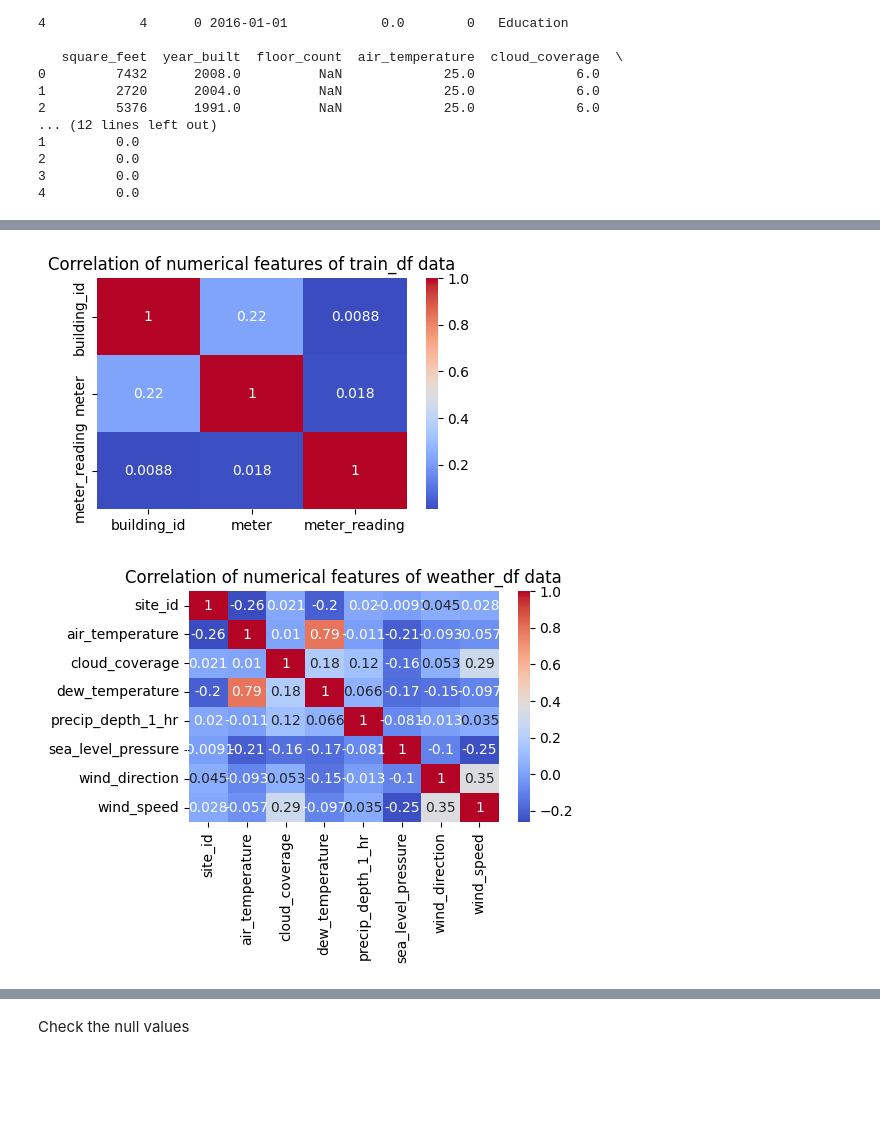
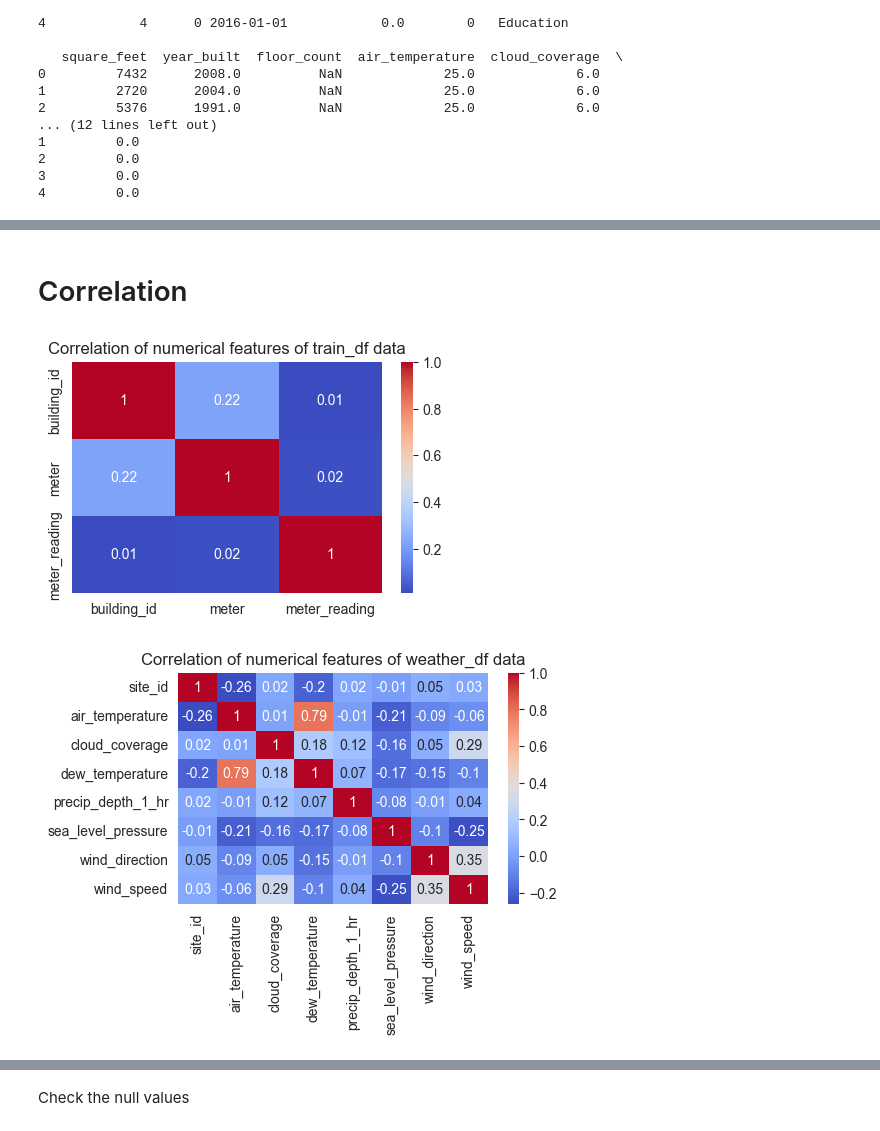
Before and after one commit to Joyfreaky/Ashrae-Energy-Prediction-III, a Jupyter notebook: EDA_Leanne.ipynb, the cells around one changed output, grey strips where cells are left out. Drawn from its saved outputs; the diff is of its cells as text; code cells hidden in the pictures; blank space fills up the shorter version.

Commit message:
EDA Updated for train data

```diff
--- a/EDA_Leanne.ipynb
+++ b/EDA_Leanne.ipynb
@@ -9,7 +12,7 @@ import numpy as np
 from pandas.api.types import is_categorical_dtype
 from pandas.api.types import is_datetime64_any_dtype as is_datetime
 # %%
-root = Path('/workspace/CMT307-Coursework-2-Group-19/all-code') # Change the path to the source file path, use Memory_Management.py to generate files in feather format
+root = Path('/Users/leannechen/Documents/Ashrae-Energy-Prediction-III/site') # Change the path to the source file path, use Memory_Management.py to generate files in feather format
 train_df = pd.read_feather(root/'train.feather')
 weather_train_df = pd.read_feather(root/'weather_train.feather')
 building_meta_df = pd.read_feather(root/'building_metadata.feather')
@@ -242,9 +245,9 @@ def reduce_mem_usage(df, use_float16=False):
 
     return df
 # %%
-train_df=reduce_mem_usage(train_df,'Train data')
-weather_train_df=reduce_mem_usage(weather_train_df,'Weather train data')
-building_meta_df=reduce_mem_usage(building_meta_df,'Building meta data')
+train_df=reduce_mem_usage(train_df)
+weather_train_df=reduce_mem_usage(weather_train_df)
+building_meta_df=reduce_mem_usage(building_meta_df)
 # %% [output]
 Memory usage of dataframe is 289.19 MB
 Memory usage after optimization is: 289.19 MB
@@ -341,19 +394,21 @@ Correlation
+# %% [markdown]
+# Correlation
 # %%
-corr_train=train_df.corr()
+corr_train=train_df.corr().round(2)
 
 fig, ax = plt.subplots(figsize=(5,3))
 sns.heatmap(corr_train,annot=True,ax=ax,cmap='coolwarm')
 ax.set_title('Correlation of numerical features of train_df data')
 plt.show()
 # %% [output]
-[figure, old version]
+[figure, new version]
 # %%
-corr_weather=weather_train_df.corr()
+corr_weather=weather_train_df.corr().round(2)
 
 fig, ax = plt.subplots(figsize=(5,3))
 sns.heatmap(corr_weather,annot=True,ax=ax,cmap='coolwarm')
 ax.set_title('Correlation of numerical features of weather_df data')
 plt.show()
 # %% [output]
-[figure, old version]
+[figure, new version]
 # %%
```
Also changed, not shown: parts of 108 cells of this notebook.
